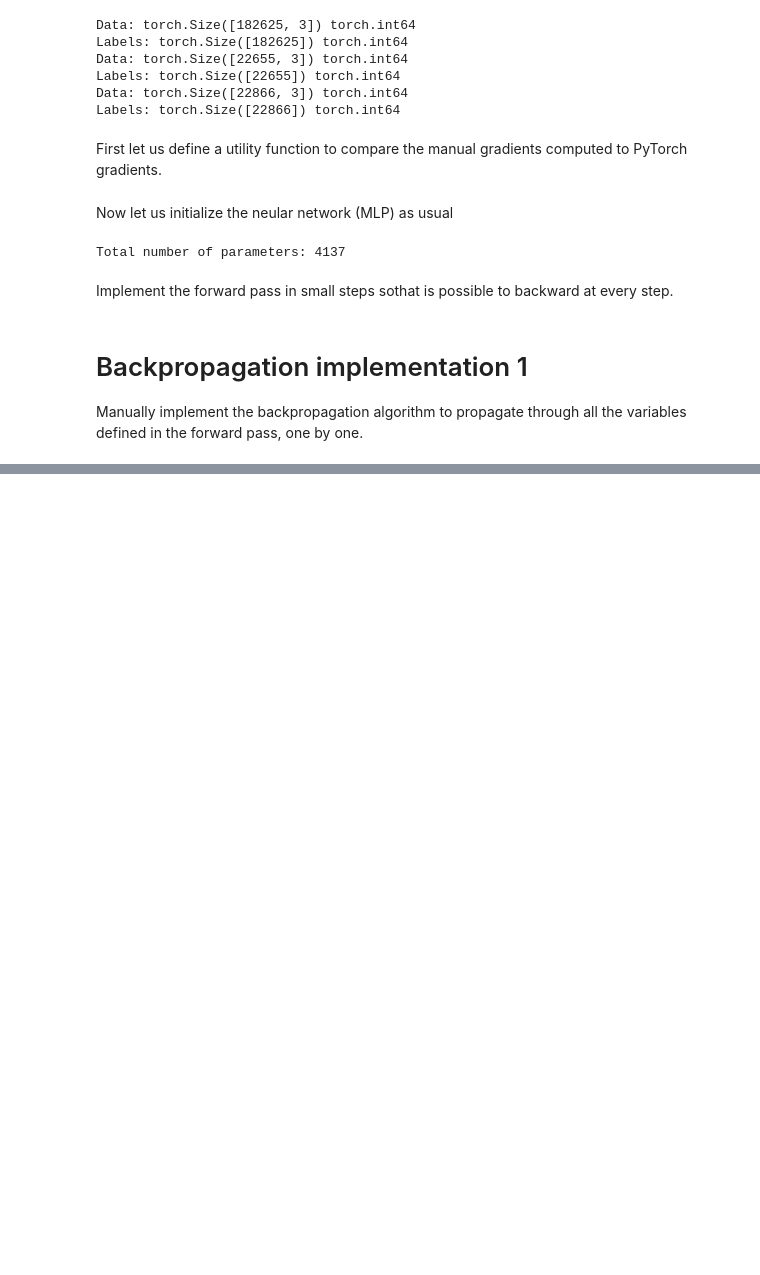
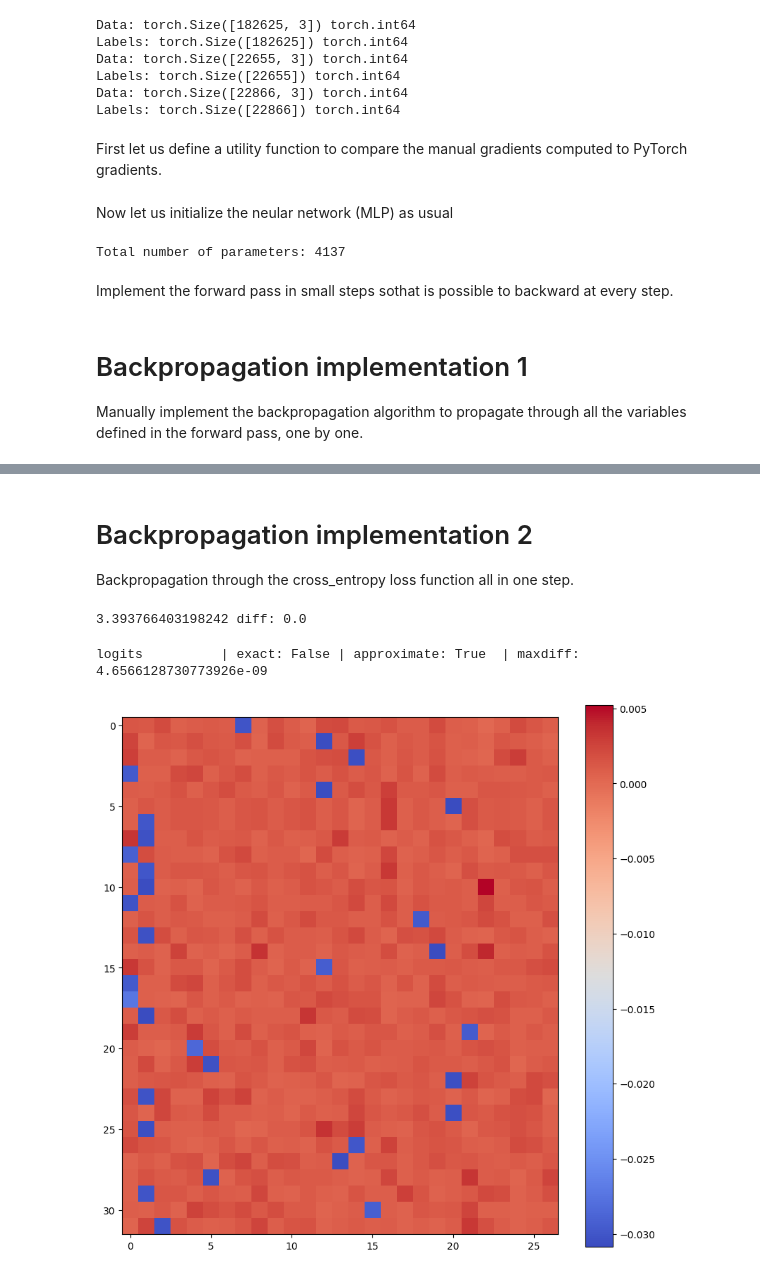
Before and after one commit to bubuloMallone/NeuralNetworksLM, a Jupyter notebook: 5_backprop_tensor.ipynb, the cells around one changed output, grey strips where cells are left out. Cells and saved outputs as stored; diff of their text form; code cells hidden in the pictures; blank space fills up the shorter version.

```diff
--- a/5_backprop_tensor.ipynb
+++ b/5_backprop_tensor.ipynb
@@ -296,0 +297,46 @@ C               | exact: False | approximate: True  | maxdiff: 7.450580596923828
+# %% [markdown]
+# Backpropagation implementation 2
+
+Backpropagation through the cross_entropy loss function all in one step.
+# %%
+# Approach 2: consider the mathematical expression of the loss,
+# to take the derivative, simplify the expression, and use the final result.
+
+# forward pass
+
+# before:
+# cross entropy loss (same as F.cross_entropy(logits, Yb))
+# logit_max = logits.max(1, keepdim=True).values  # (batch_size, 1)
+# norm_logits = logits - logit_max  # subtract max for numerical stability (batch_size, alphabet_size)
+# counts = norm_logits.exp() # (batch_size, alphabet_size)
+# counts_sum = counts.sum(1, keepdim=True) # (batch_size, 1)
+# counts_sum_inv = counts_sum ** -1  # (batch_size, 1)
+# probs = counts * counts_sum_inv  # (batch_size, alphabet_size)
+# logprobs = probs.log()
+# loss = -logprobs[range(batch_size), Yb].mean()
+
+# now:
+loss_fast = F.cross_entropy(logits, Yb)
+print(loss_fast.item(), 'diff:', (loss_fast - loss).item())
+# %% [output]
+3.393766403198242 diff: 0.0
+# %%
+# backward pass
+
+dlogits = F.softmax(logits, 1)
+dlogits[range(batch_size), Yb] -= 1
+dlogits /= batch_size
+
+cmp('logits', dlogits, logits) # I can only get approximate to be true, my maxdiff is 6e-9
+# %% [output]
+logits          | exact: False | approximate: True  | maxdiff: 4.6566128730773926e-09
+# %%
+plt.figure(figsize=(10, 10))
+# Calculate the absolute maximum value of the gradients to set symmetric limits
+# max_abs = torch.abs(dlogits.detach()).max()
+# plt.imshow(dlogits.detach(), cmap='coolwarm', vmin=-max_abs, vmax=max_abs)
+plt.imshow(dlogits.detach(), cmap='coolwarm')
+plt.colorbar()
+plt.show()
+# %% [output]
+[figure, added]
```
Also changed, not shown: parts of 6 cells of this notebook.
